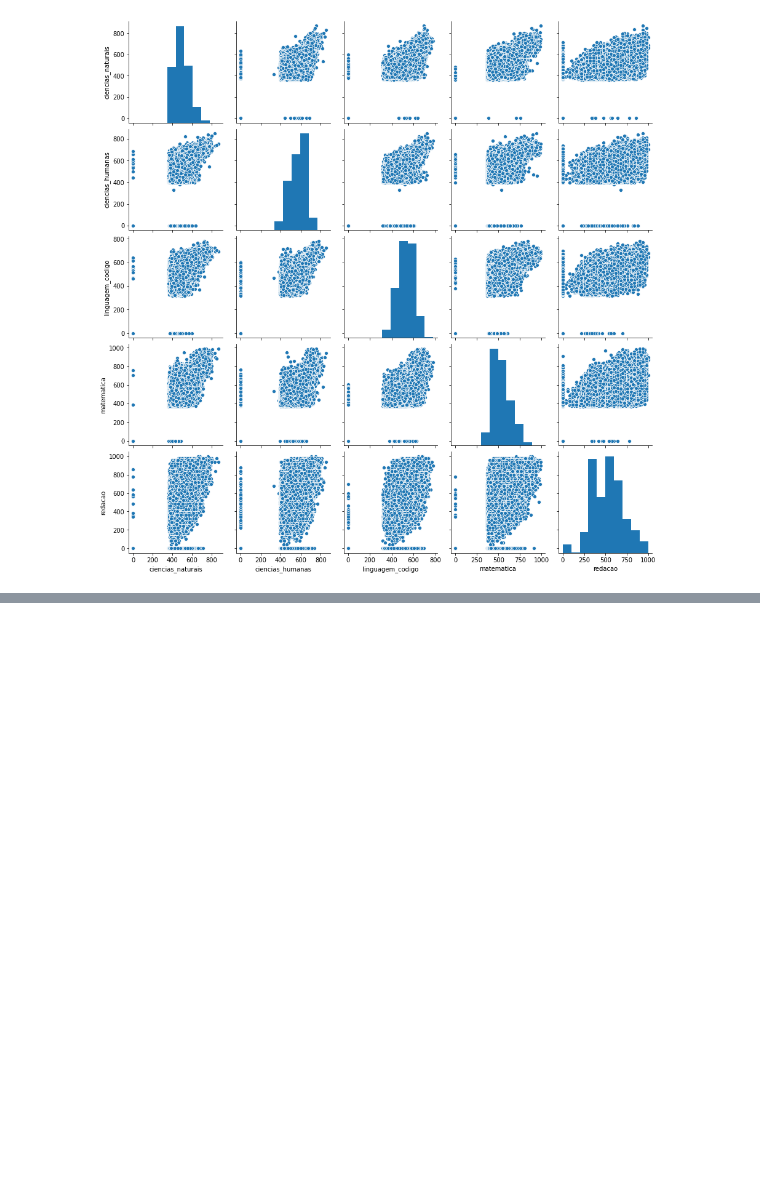
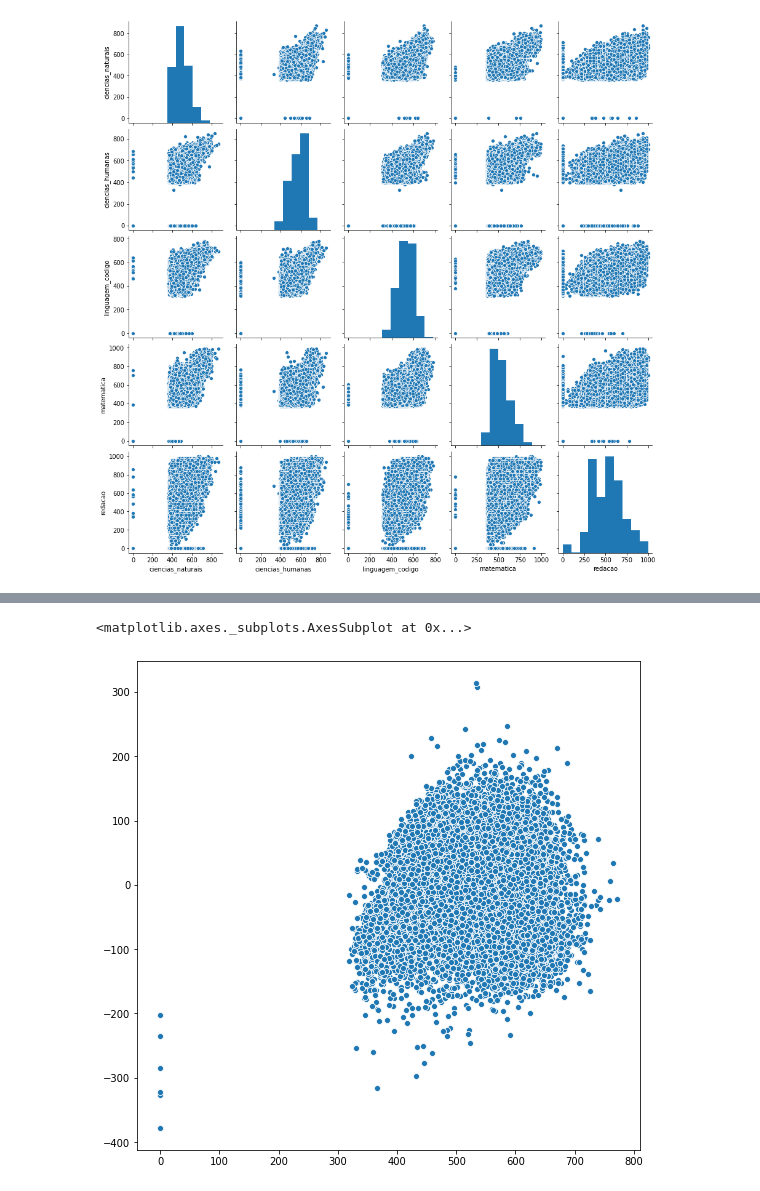
Before and after one commit to JuniorTorresMTJ/QuarentenaDados_DataScience, a Jupyter notebook: Sample_enem.ipynb, the cells around one changed output, grey strips where cells are left out. Drawn from its saved outputs; the diff is of its cells as text; code cells hidden in the pictures; blank space fills up the shorter version.

```diff
--- a/Sample_enem.ipynb
+++ b/Sample_enem.ipynb
@@ -135,0 +138,2 @@ sns.pairplot(dados_notas)
+# %%
+x_4_notas = dados_notas[['ciencias_naturais','ciencias_humanas','matematica','redacao']]
@@ -135,0 +250,8 @@ sns.pairplot(dados_notas)
+# %%
+import matplotlib.pyplot as plt
+
+plt.figure(figsize=(9,9))
+sns.scatterplot(x=y_teste.values,y=y_teste - x_teste.mean(axis=1))
+# %% [output]
+<matplotlib.axes._subplots.AxesSubplot at 0x...>
+[figure, added]
```
Also changed, not shown: parts of 28 cells of this notebook.
